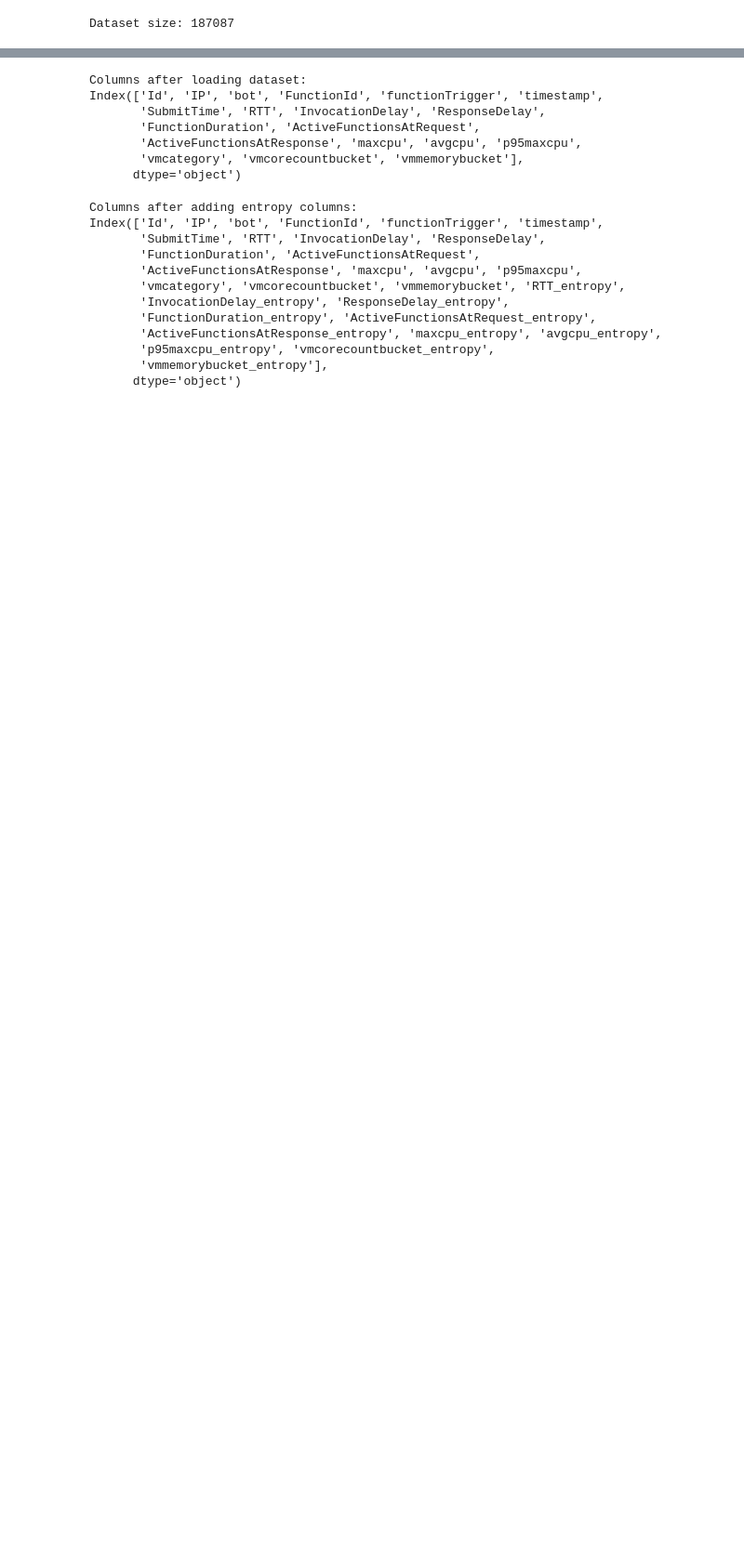
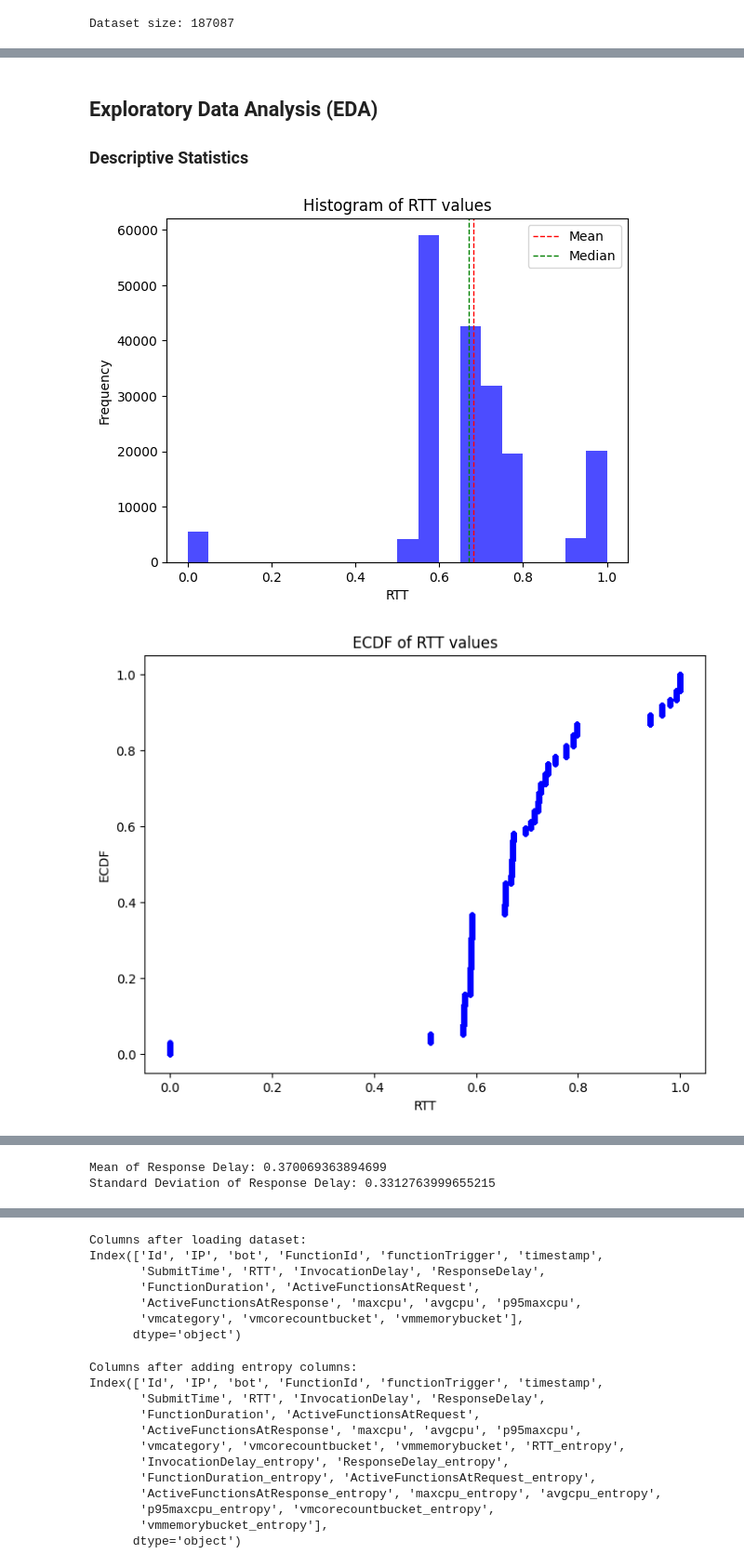
Before and after one commit to Airlectric/Data_Analytics_Kaggle_Projects, a Jupyter notebook: improved-dow-detection-integrating-entropy-bi-lstm.ipynb, the cells around one changed output, grey strips where cells are left out. Shown: that part at 93% size. Drawn from its saved outputs; the diff is of its cells as text; code cells hidden in the pictures; blank space fills up the shorter version.

```diff
--- a/improved-dow-detection-integrating-entropy-bi-lstm.ipynb
+++ b/improved-dow-detection-integrating-entropy-bi-lstm.ipynb
@@ -64,0 +82,54 @@ df.describe()
+# %% [markdown]
+## Exploratory Data Analysis (EDA)
+### Descriptive Statistics
+# %%
+# Plotting other graphs and calculating additional metrics
+
+# Histogram of RTT values
+plt.hist(df['RTT'], bins=20, color='blue', alpha=0.7)
+plt.axvline(df['RTT'].mean(), color='red', linestyle='dashed', linewidth=1, label='Mean')
+plt.axvline(df['RTT'].median(), color='green', linestyle='dashed', linewidth=1, label='Median')
+plt.xlabel('RTT')
+plt.ylabel('Frequency')
+plt.title('Histogram of RTT values')
+plt.legend()
+plt.show()
+
+# ECDF plot of RTT values
+#Empirical Cumulative Distribution Function (ECDF) plot to visualize the cumulative distribution of RTT values.
+def ecdf(data):
+    n = len(data)
+    x = np.sort(data)
+    y = np.arange(1, n+1) / n
+    return x, y
+
+plt.figure(figsize=(8, 6))
+x_rtt, y_rtt = ecdf(df['RTT'])
+plt.plot(x_rtt, y_rtt, marker='.', linestyle='none', color='blue', alpha=0.7)
+plt.xlabel('RTT')
+plt.ylabel('ECDF')
+plt.title('ECDF of RTT values')
+plt.show()
+
+# Remove non-numeric and categorical columns
+numeric_df = df.select_dtypes(include=['number'])
+
+
+# Correlation Matrix
+plt.figure(figsize=(10, 8))
+sns.heatmap(correlation_matrix, annot=False, cmap='coolwarm', fmt=".2f", annot_kws={"size": 10})
+plt.xticks(rotation=45, ha='right', fontsize=10)
+plt.yticks(rotation=0, fontsize=10)
+plt.title('Correlation Matrix')
+plt.tight_layout()
+plt.show()
+
+
+# Calculating and printing mean and standard deviation of Response Delay
+response_delay_mean = df['ResponseDelay'].mean()
+response_delay_std = df['ResponseDelay'].std()
+print("Mean of Response Delay:", response_delay_mean)
+print("Standard Deviation of Response Delay:", response_delay_std)
+# %% [output]
+[figure, added]
+[figure, added]
@@ -64,0 +137,2 @@ df.describe()
+Mean of Response Delay: 0.370069363894699
+Standard Deviation of Response Delay: 0.3312763999655215
```
Also changed, not shown: parts of 19 cells of this notebook.
